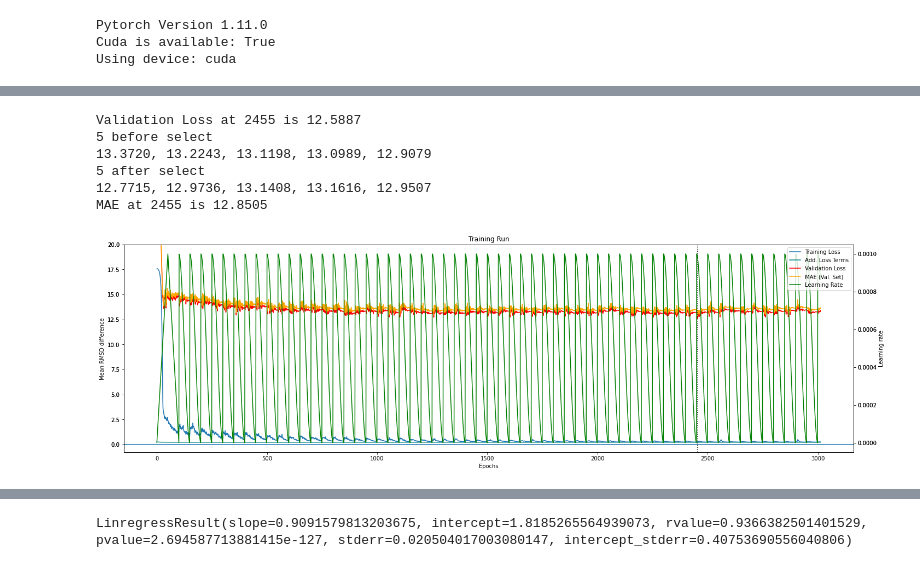
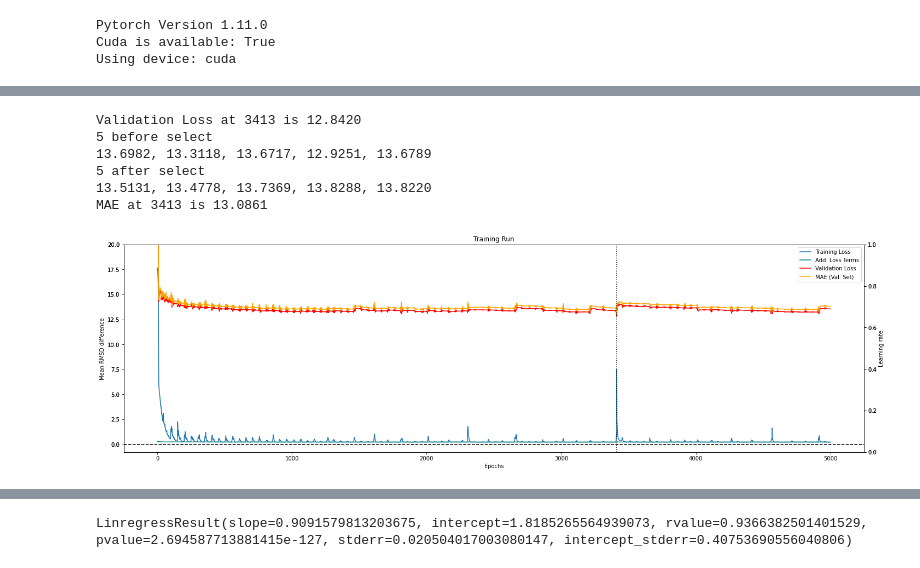
Before and after one commit to milang9/3d_classifier, a Jupyter notebook: 3d_classifier_PyG_pool.ipynb, the cells around one changed output, grey strips where cells are left out. Cells and saved outputs as stored; diff of their text form; code cells hidden in the pictures.

```diff
--- a/3d_classifier_PyG_pool.ipynb
+++ b/3d_classifier_PyG_pool.ipynb
@@ -127,8 +134,8 @@ KeyboardInterrupt:
 # %%
 #get training run data
 
-run_dir = "run_data/2022-06-21_15-42_MinCut_CG_Classifier"
-burn_in = 150
+run_dir = "run_data/2022-06-22_15-5_MinCut_CG_Classifier"
+burn_in = 100
 
 file_lines = []
 with open(run_dir + "/loss_data.txt", "r") as fh:
@@ -151,45 +158,45 @@ Minimum MAE (after 150 epochs) 12.8505 in epoch 2455
 # %%
 #plot the training run
-select = 2455
+select = 3413
 
 print(f"Validation Loss at {select} is {val_losses[select]:.4f}")
 print("5 before select")
 print((", ").join([f"{x:.4f}" for x in val_losses[select-5:select]]))
 print("5 after select")
 print((", ").join([f"{y:.4f}" for y in val_losses[select+1:select+6]]))
 print(f"MAE at {select} is {mae_losses[select]:.4f}")
 
 fig, ax1 = plt.subplots(layout="constrained", figsize=(20, 6))
 ax1.secondary_yaxis("left")
 ax1.plot(epoch_losses, label="Training Loss")
 ax1.plot(epoch_add_losses, "teal", label="Add. Loss Terms")
 ax1.plot(val_losses, "r", label="Validation Loss")
 ax1.plot(mae_losses, "orange", label="MAE (Val. Set)")
 
 ax2 = ax1.twinx()
 ax2.secondary_yaxis("right")
-ax2.plot(learning_rates, "g", label="Learning Rate")
+#ax2.plot(learning_rates, "g", label="Learning Rate")
 plt.title("Training Run")
 ax1.set_xlabel("Epochs")
 ax1.set_ylabel("Mean RMSD difference")
 ax2.set_ylabel("Learning rate")
 
 ax1.set_ybound(lower=(min(epoch_losses)-1), upper=20)#max(val_losses)+2)
 plt.axvline(x = select, c = "black", ls = ':')
-ax1.axhline(y=0)
+ax1.axhline(y=0, c = "black", ls = "--")
 
 han1, lab1 = ax1.get_legend_handles_labels()
 han2, lab2 = ax2.get_legend_handles_labels()
 plt.legend(han1 + han2, lab1 + lab2, loc="upper right")
 plt.draw()
 # %% [output]
-Validation Loss at 2455 is 12.5887
+Validation Loss at 3413 is 12.8420
 5 before select
-13.3720, 13.2243, 13.1198, 13.0989, 12.9079
+13.6982, 13.3118, 13.6717, 12.9251, 13.6789
 5 after select
-12.7715, 12.9736, 13.1408, 13.1616, 12.9507
-MAE at 2455 is 12.8505
+13.5131, 13.4778, 13.7369, 13.8288, 13.8220
+MAE at 3413 is 13.0861
-[figure, old version]
+[figure, new version]
 # %%
 #Test
 from classifier.utility import get_energy_dict, rmsd_scatter, e_rmsd_scatter
```
Also changed, not shown: parts of 4 cells of this notebook, 24 other files.
